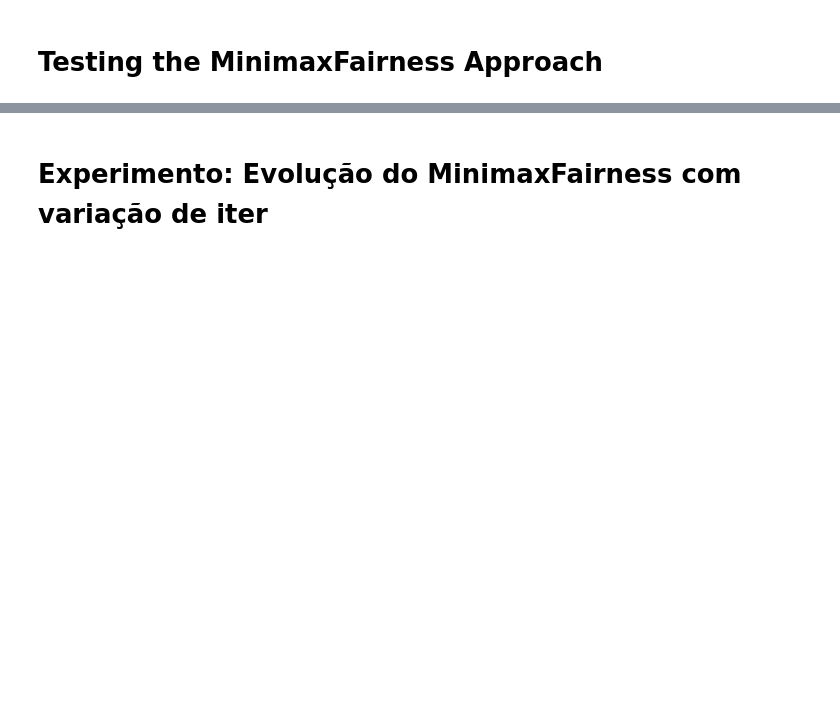
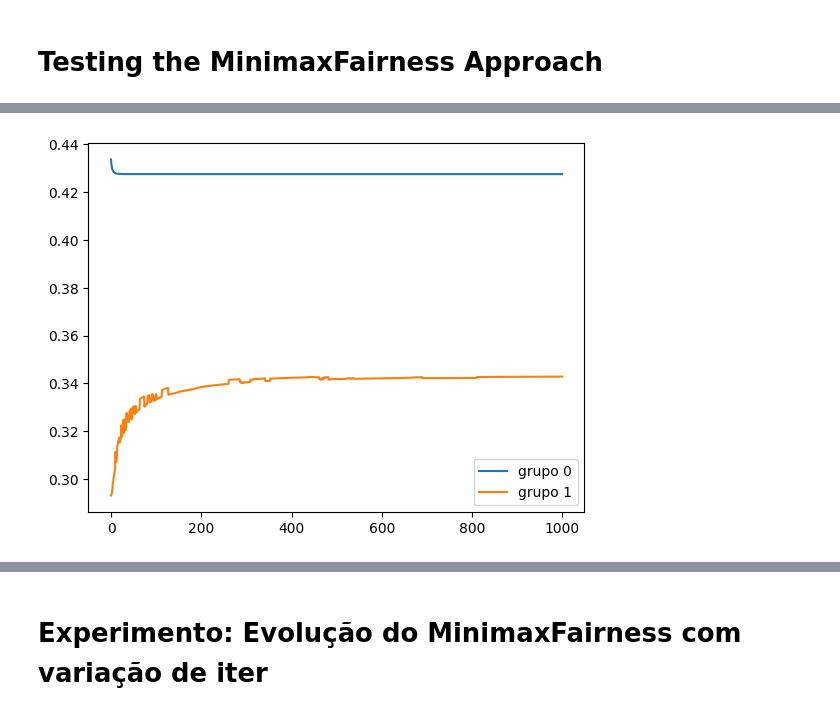
Before and after one commit to gabriel-marchetti/machine-learning-algorithms, a Jupyter notebook: notebooks/testing_models_usage.ipynb, the cells around one changed output, grey strips where cells are left out. Cells and saved outputs as stored; diff of their text form; code cells hidden in the pictures; blank space fills up the shorter version.

```diff
--- a/notebooks/testing_models_usage.ipynb
+++ b/notebooks/testing_models_usage.ipynb
@@ -197,0 +224,22 @@ plt.show()
+# %%
+weight_history = mm_model.lambdas_history
+loss_history = mm_model.group_losses_history
+
+weight_group0 = np.array([item[False] for item in weight_history])
+weight_group1 = np.array([item[True] for item in weight_history])
+
+loss_group0 = np.array([item[False] for item in loss_history])
+loss_group1 = np.array([item[True] for item in loss_history])
+# %%
+# Plot loss overtime:
+size = len(weight_group0)
+x = np.arange(0, size)
+
+plt.plot(x, loss_group0, label='grupo 0')
+plt.plot(x, loss_group1, label='grupo 1')
+
+plt.legend()
+
+plt.show()
+# %% [output]
+[figure, added]
```
Also changed, not shown: parts of 7 cells of this notebook, 3 other files.
